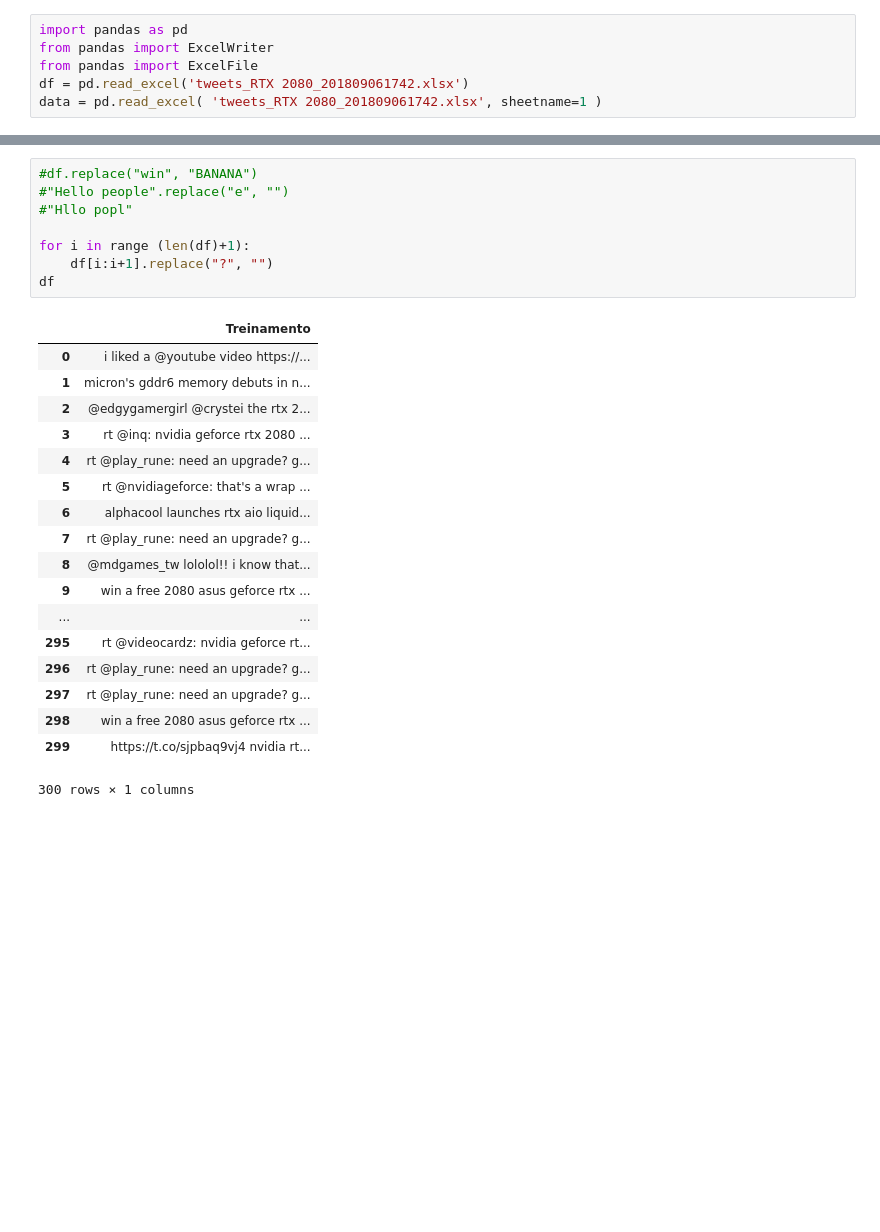
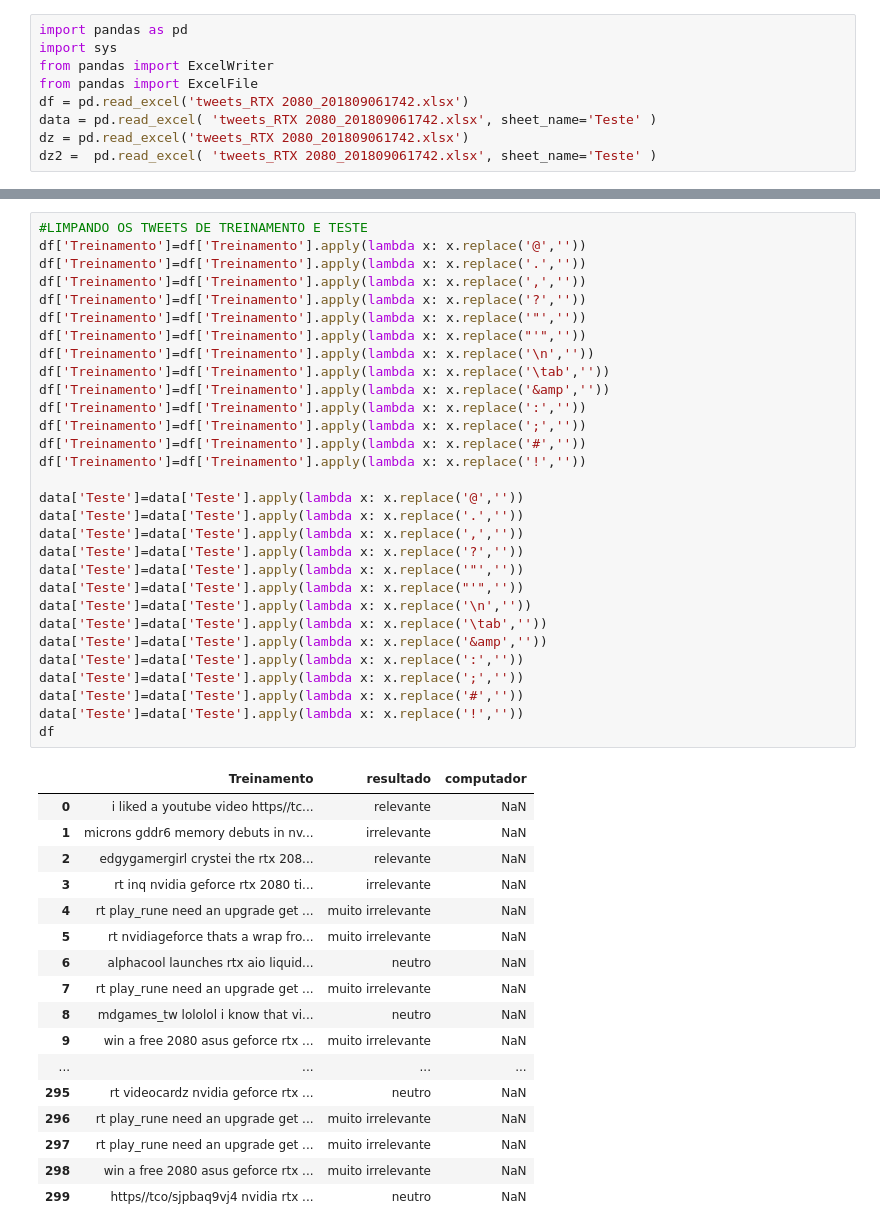
Before and after one commit to arthurpf1/projeto-2-cie-dados, a Jupyter notebook: ciencia 2080/juypter cie 2080.ipynb, the cells around one changed output, grey strips where cells are left out. Drawn from its saved outputs; the diff is of its cells as text; blank space fills up the shorter version.

```diff
--- a/ciencia 2080/juypter cie 2080.ipynb
+++ b/ciencia 2080/juypter cie 2080.ipynb
@@ -1,6 +1,9 @@
 # %%
 import pandas as pd
+import sys
 from pandas import ExcelWriter
 from pandas import ExcelFile
 df = pd.read_excel('tweets_RTX 2080_201809061742.xlsx')
-data = pd.read_excel( 'tweets_RTX 2080_201809061742.xlsx', sheetname=1 )
+data = pd.read_excel( 'tweets_RTX 2080_201809061742.xlsx', sheet_name='Teste' )
+dz = pd.read_excel('tweets_RTX 2080_201809061742.xlsx')
+dz2 =  pd.read_excel( 'tweets_RTX 2080_201809061742.xlsx', sheet_name='Teste' )
@@ -26,27 +10,48 @@ data = pd.read_excel( 'tweets_RTX 2080_201809061742.xlsx', sheetname=1 )
-# %%
-#df.replace("win", "BANANA")
-#"Hello people".replace("e", "")
-#"Hllo popl"
-
-for i in range (len(df)+1):
-    df[i:i+1].replace("?", "")
-df
-# %% [output]
-|  | Treinamento |
-| 0 | i liked a @youtube video https://... |
-| 1 | micron's gddr6 memory debuts in n... |
-| 2 | @edgygamergirl @crystei the rtx 2... |
-| 3 | rt @inq: nvidia geforce rtx 2080 ... |
-| 4 | rt @play_rune: need an upgrade? g... |
-| 5 | rt @nvidiageforce: that's a wrap ... |
-| 6 | alphacool launches rtx aio liquid... |
-| 7 | rt @play_rune: need an upgrade? g... |
-| 8 | @mdgames_tw lololol!! i know that... |
-| 9 | win a free 2080 asus geforce rtx ... |
-| ... | ... |
-| 295 | rt @videocardz: nvidia geforce rt... |
-| 296 | rt @play_rune: need an upgrade? g... |
-| 297 | rt @play_rune: need an upgrade? g... |
-| 298 | win a free 2080 asus geforce rtx ... |
-| 299 | https://t.co/sjpbaq9vj4 nvidia rt... |
-300 rows × 1 columns
+# %%
+#LIMPANDO OS TWEETS DE TREINAMENTO E TESTE
+df['Treinamento']=df['Treinamento'].apply(lambda x: x.replace('@',''))
+df['Treinamento']=df['Treinamento'].apply(lambda x: x.replace('.',''))
+df['Treinamento']=df['Treinamento'].apply(lambda x: x.replace(',',''))
+df['Treinamento']=df['Treinamento'].apply(lambda x: x.replace('?',''))
+df['Treinamento']=df['Treinamento'].apply(lambda x: x.replace('"',''))
+df['Treinamento']=df['Treinamento'].apply(lambda x: x.replace("'",''))
+df['Treinamento']=df['Treinamento'].apply(lambda x: x.replace('\n',''))
+df['Treinamento']=df['Treinamento'].apply(lambda x: x.replace('\tab',''))
+df['Treinamento']=df['Treinamento'].apply(lambda x: x.replace('&amp',''))
+df['Treinamento']=df['Treinamento'].apply(lambda x: x.replace(':',''))
+df['Treinamento']=df['Treinamento'].apply(lambda x: x.replace(';',''))
+df['Treinamento']=df['Treinamento'].apply(lambda x: x.replace('#',''))
+df['Treinamento']=df['Treinamento'].apply(lambda x: x.replace('!',''))
+
+data['Teste']=data['Teste'].apply(lambda x: x.replace('@',''))
+data['Teste']=data['Teste'].apply(lambda x: x.replace('.',''))
+data['Teste']=data['Teste'].apply(lambda x: x.replace(',',''))
+data['Teste']=data['Teste'].apply(lambda x: x.replace('?',''))
+data['Teste']=data['Teste'].apply(lambda x: x.replace('"',''))
+data['Teste']=data['Teste'].apply(lambda x: x.replace("'",''))
+data['Teste']=data['Teste'].apply(lambda x: x.replace('\n',''))
+data['Teste']=data['Teste'].apply(lambda x: x.replace('\tab',''))
+data['Teste']=data['Teste'].apply(lambda x: x.replace('&amp',''))
+data['Teste']=data['Teste'].apply(lambda x: x.replace(':',''))
+data['Teste']=data['Teste'].apply(lambda x: x.replace(';',''))
+data['Teste']=data['Teste'].apply(lambda x: x.replace('#',''))
+data['Teste']=data['Teste'].apply(lambda x: x.replace('!',''))
+df
+# %% [output]
+|  | Treinamento | resultado | computador |
+| 0 | i liked a youtube video https//tc... | relevante | NaN |
+| 1 | microns gddr6 memory debuts in nv... | irrelevante | NaN |
+| 2 | edgygamergirl crystei the rtx 208... | relevante | NaN |
+| 3 | rt inq nvidia geforce rtx 2080 ti... | irrelevante | NaN |
+| 4 | rt play_rune need an upgrade get ... | muito irrelevante | NaN |
+| 5 | rt nvidiageforce thats a wrap fro... | muito irrelevante | NaN |
+| 6 | alphacool launches rtx aio liquid... | neutro | NaN |
+| 7 | rt play_rune need an upgrade get ... | muito irrelevante | NaN |
+| 8 | mdgames_tw lololol i know that vi... | neutro | NaN |
+| 9 | win a free 2080 asus geforce rtx ... | muito irrelevante | NaN |
+| ... | ... | ... | ... |
+| 295 | rt videocardz nvidia geforce rtx ... | neutro | NaN |
+| 296 | rt play_rune need an upgrade get ... | muito irrelevante | NaN |
+| 297 | rt play_rune need an upgrade get ... | muito irrelevante | NaN |
+| 298 | win a free 2080 asus geforce rtx ... | muito irrelevante | NaN |
+| 299 | https//tco/sjpbaq9vj4 nvidia rtx ... | neutro | NaN |
```
Also changed, not shown: parts of 13 cells of this notebook.
